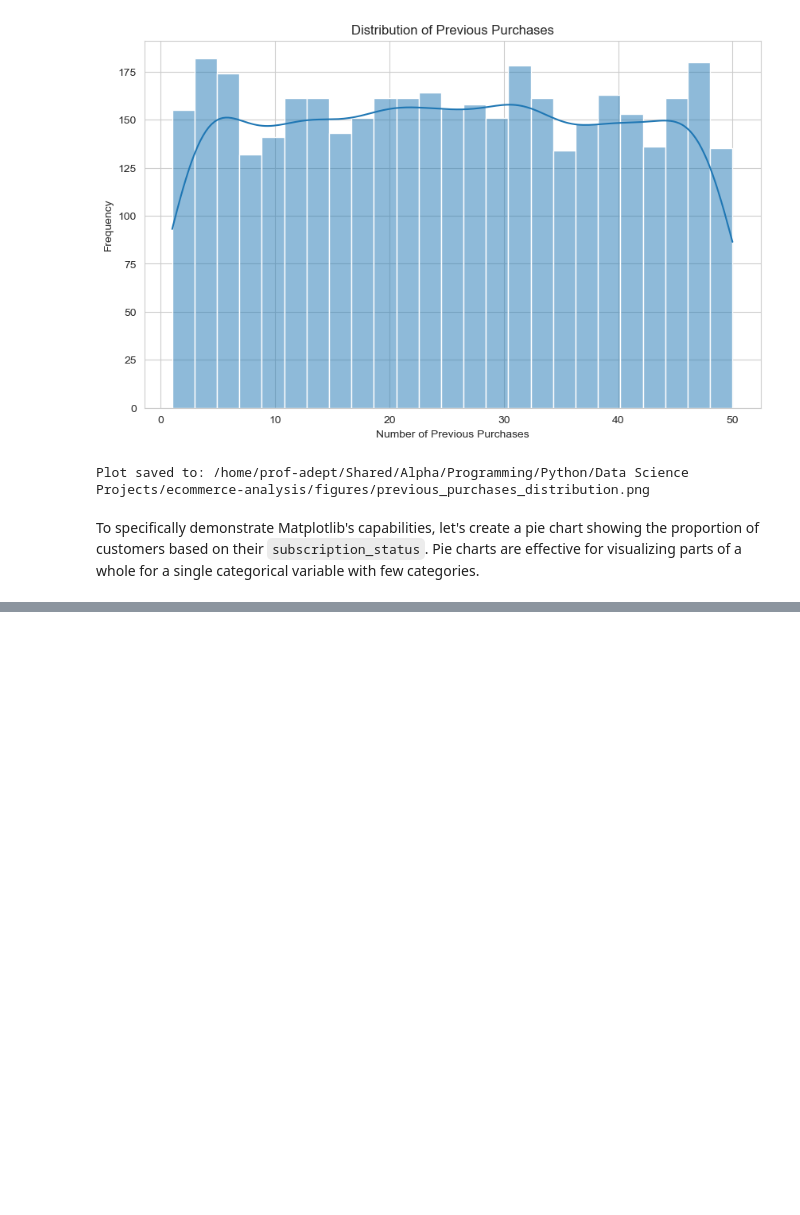
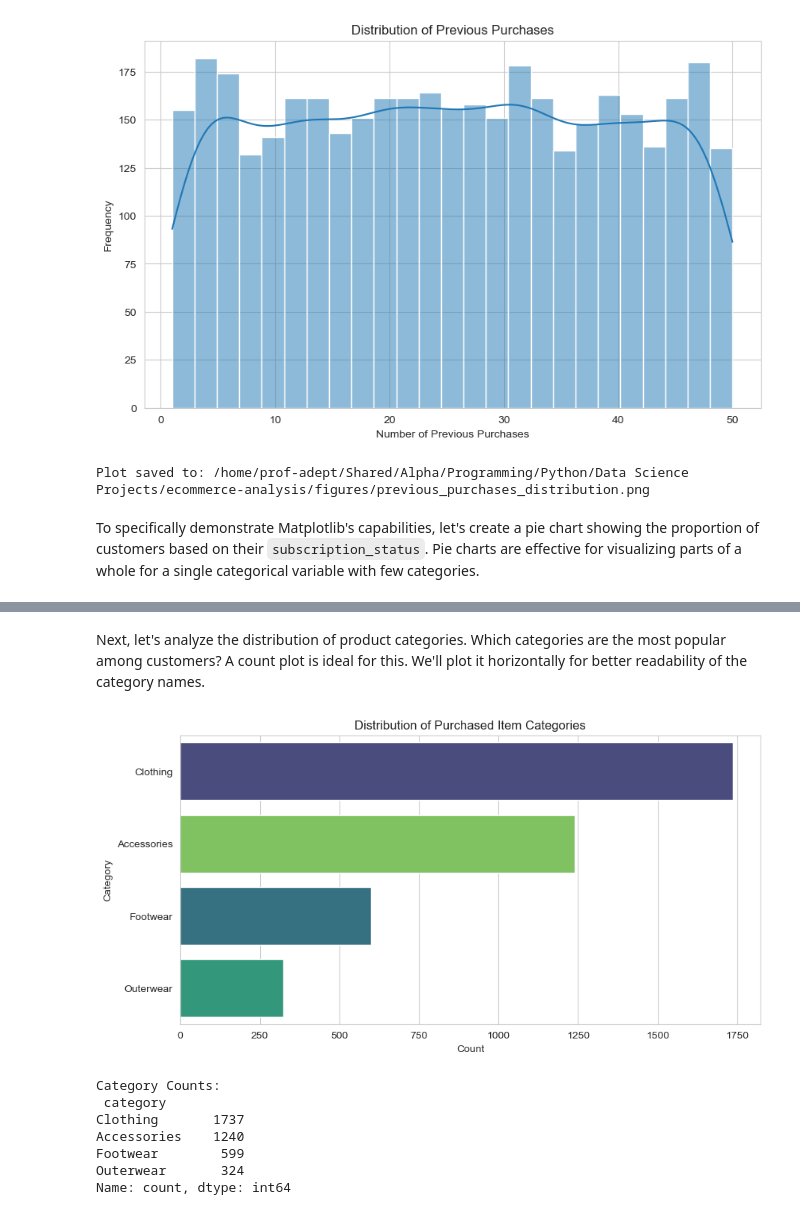
Before and after one commit to profadept/ecommerce-analysis, a Jupyter notebook: notebooks/analysis.ipynb, the cells around one changed output, grey strips where cells are left out. Cells and saved outputs as stored; diff of their text form; code cells hidden in the pictures; blank space fills up the shorter version.

```diff
--- a/notebooks/analysis.ipynb
+++ b/notebooks/analysis.ipynb
@@ -348,0 +433,41 @@ To specifically demonstrate Matplotlib's capabilities, let's create a pie chart
+# %% [markdown]
+Next, let's analyze the distribution of product categories. Which categories are the most popular among customers? A count plot is ideal for this. We'll plot it horizontally for better readability of the category names.
+# %%
+# --- Univariate Analysis: Category ---
+
+# Create a figure with potentially slightly larger height for horizontal bars
+plt.figure(figsize=(10, 5))
+
+# Create the count plot
+# Using y='category' makes it a horizontal bar chart
+# Using hue='category' and legend=False handles the palette warning
+sns.countplot(
+    data=df,
+    y='category',
+    hue='category', # Assign category to hue as well
+    order=df['category'].value_counts().index, # Order bars by frequency
+    palette='viridis', # Use a different color palette
+    legend=False # Hide the redundant legend
+)
+plt.title('Distribution of Purchased Item Categories')
+plt.xlabel('Count') # X-axis is now Count
+plt.ylabel('Category') # Y-axis is now Category
+
+# Define save path
+save_path_category = figures_dir / 'category_distribution.png'
+# Save the plot
+plt.savefig(save_path_category, dpi=300, bbox_inches='tight')
+# Show the plot
+plt.show()
+
+# Optional: Print exact counts
+print("\nCategory Counts:\n", df['category'].value_counts())
+# %% [output]
+[figure, added]
+Category Counts:
+ category
+Clothing       1737
+Accessories    1240
+Footwear        599
+Outerwear       324
+Name: count, dtype: int64
```
Also changed, not shown: parts of 10 cells of this notebook.
